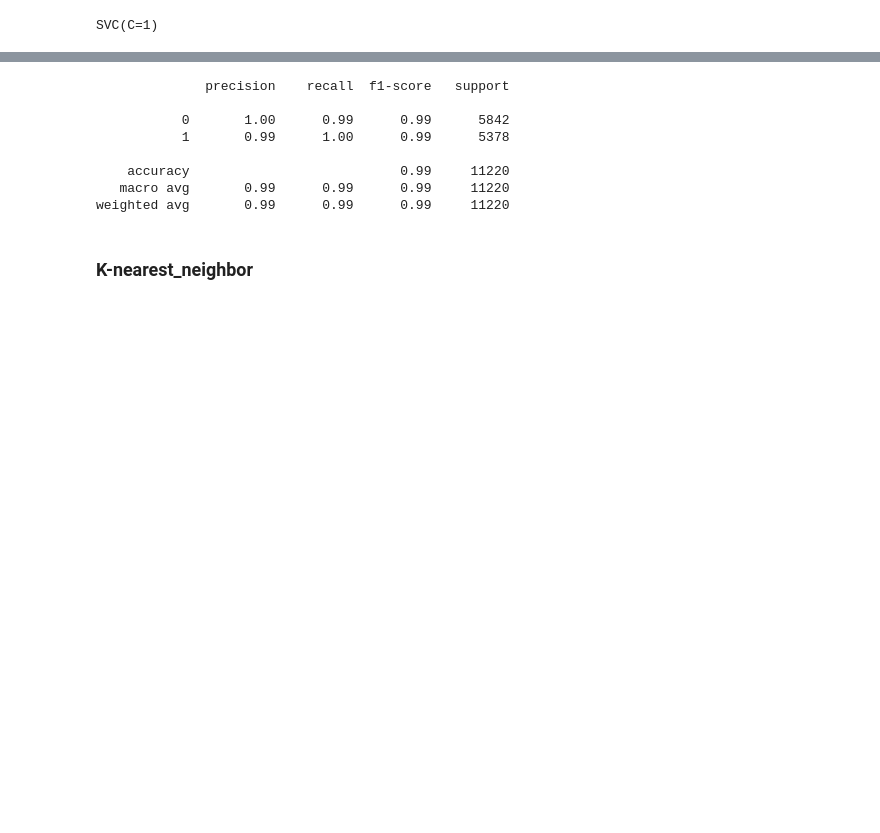
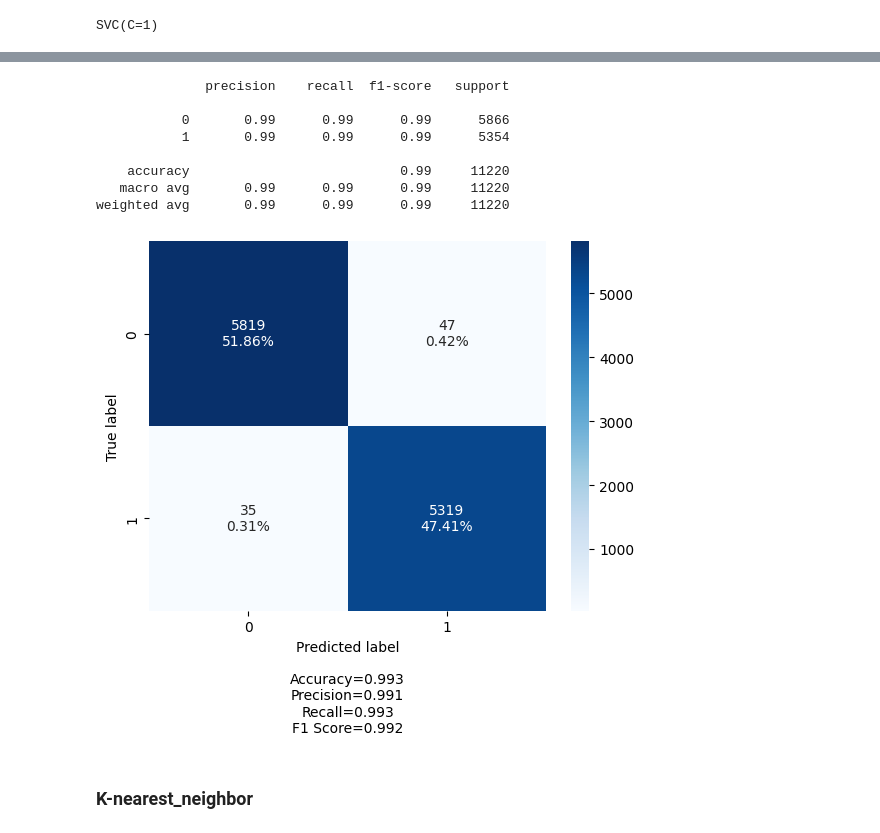
Before and after one commit to TItanGuy99/FakeNewsDetector, a Jupyter notebook: aprendizado_supervisionado_25.ipynb, the cells around one changed output, grey strips where cells are left out. Saved outputs shown, nothing was run; the diff lists cells and outputs as text; code cells hidden in the pictures; blank space fills up the shorter version.

```diff
--- a/aprendizado_supervisionado_25.ipynb
+++ b/aprendizado_supervisionado_25.ipynb
@@ -301,14 +411,17 @@ print(support_vector_machine_result)
 # %%
 print(classification_report(y_test, pred_svm))
+cm = confusion_matrix(y_test, pred_svm)
+make_confusion_matrix(cf= cm)
 # %% [output]
               precision    recall  f1-score   support
 
-           0       1.00      0.99      0.99      5842
-           1       0.99      1.00      0.99      5378
+           0       0.99      0.99      0.99      5866
+           1       0.99      0.99      0.99      5354
 
     accuracy                           0.99     11220
    macro avg       0.99      0.99      0.99     11220
 weighted avg       0.99      0.99      0.99     11220
+[figure, added]
 # %% [markdown]
 ### K-nearest_neighbor
 # %%
```
Also changed, not shown: parts of 15 cells of this notebook, 11 other files.
